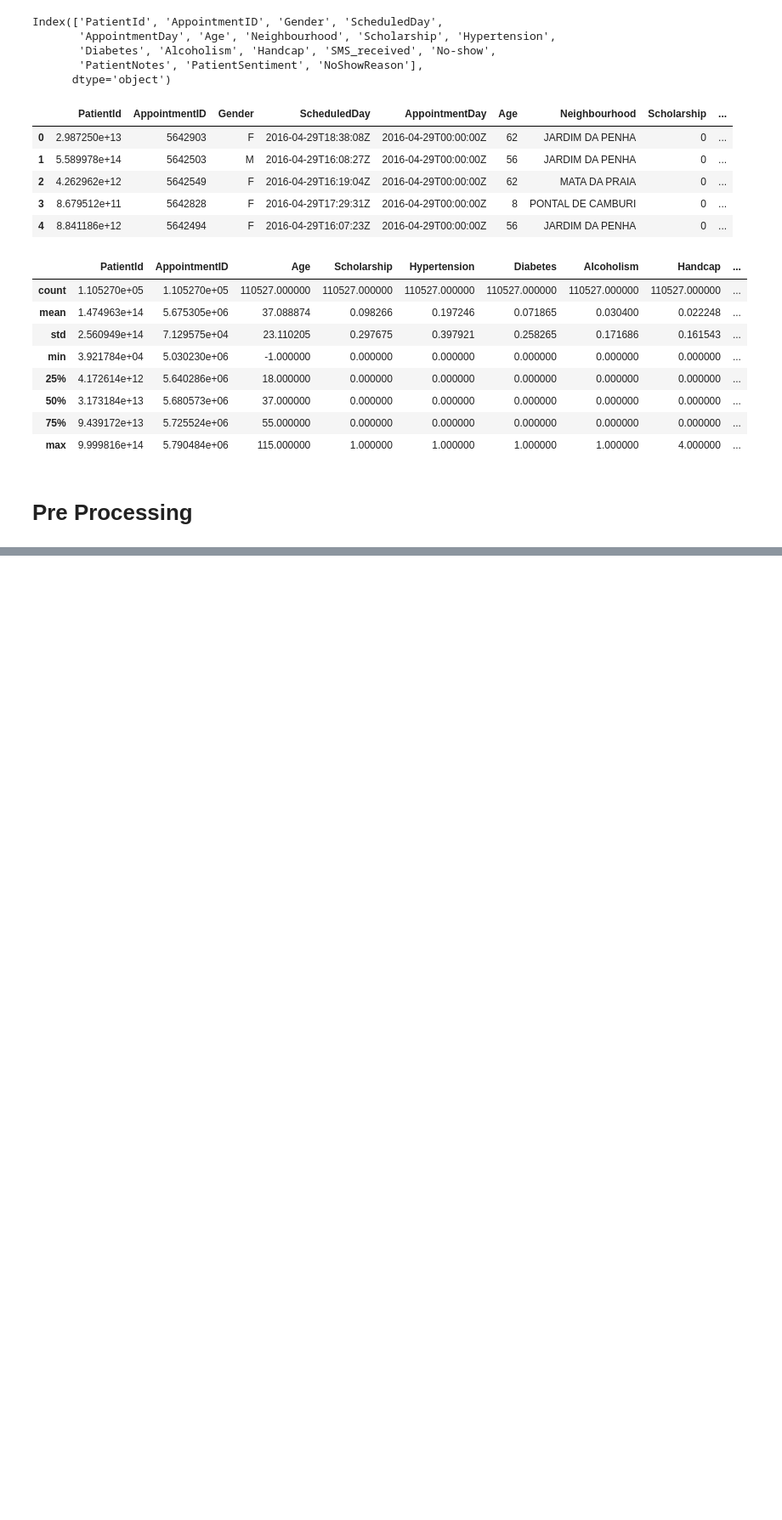
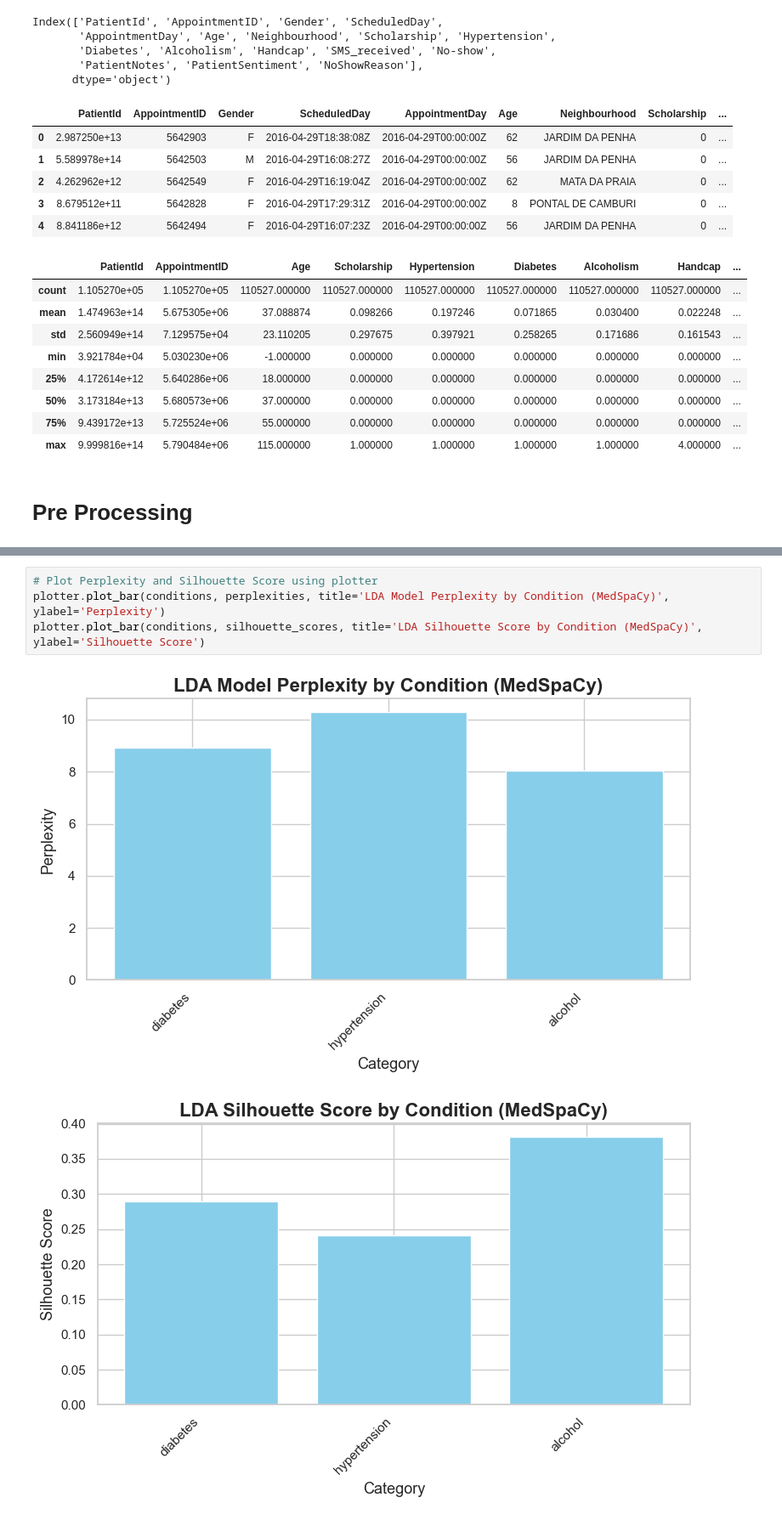
Before and after one commit to swapnilprakashpatil/aai510_3proj, a Jupyter notebook: notebooks/TopicModeling.ipynb, the cells around one changed output, grey strips where cells are left out. Shown: that part at 85% size. Saved outputs shown, nothing was run; the diff lists cells and outputs as text; blank space fills up the shorter version.

```diff
--- a/notebooks/TopicModeling.ipynb
+++ b/notebooks/TopicModeling.ipynb
@@ -197,0 +231,7 @@ patient currently importance support dietary readings pressure amlodipine manage
+# %%
+# Plot Perplexity and Silhouette Score using plotter
+plotter.plot_bar(conditions, perplexities, title='LDA Model Perplexity by Condition (MedSpaCy)', ylabel='Perplexity')
+plotter.plot_bar(conditions, silhouette_scores, title='LDA Silhouette Score by Condition (MedSpaCy)', ylabel='Silhouette Score')
+# %% [output]
+[figure, added]
+[figure, added]
```
Also changed, not shown: parts of 4 cells of this notebook, 10 other files.
